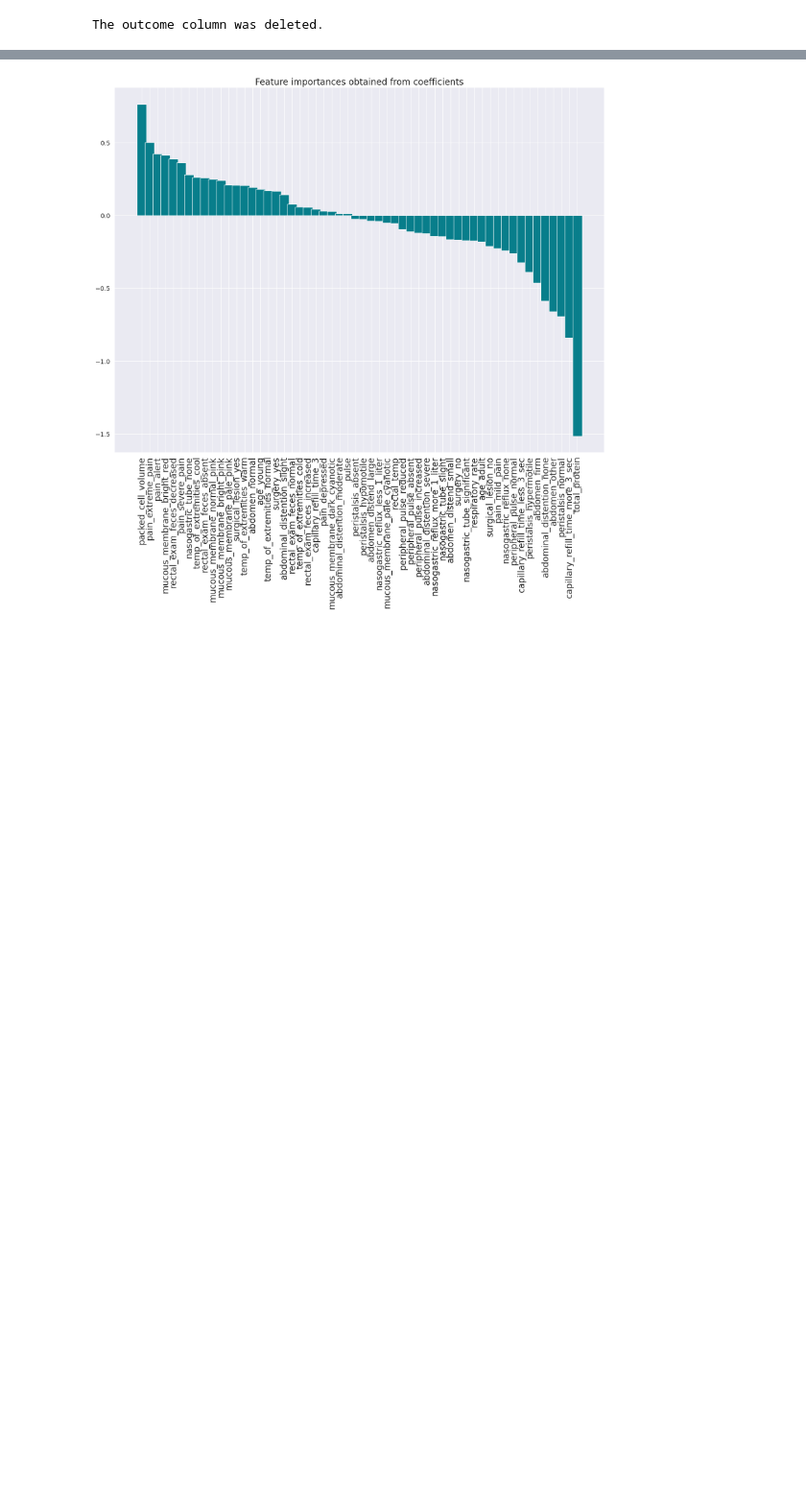
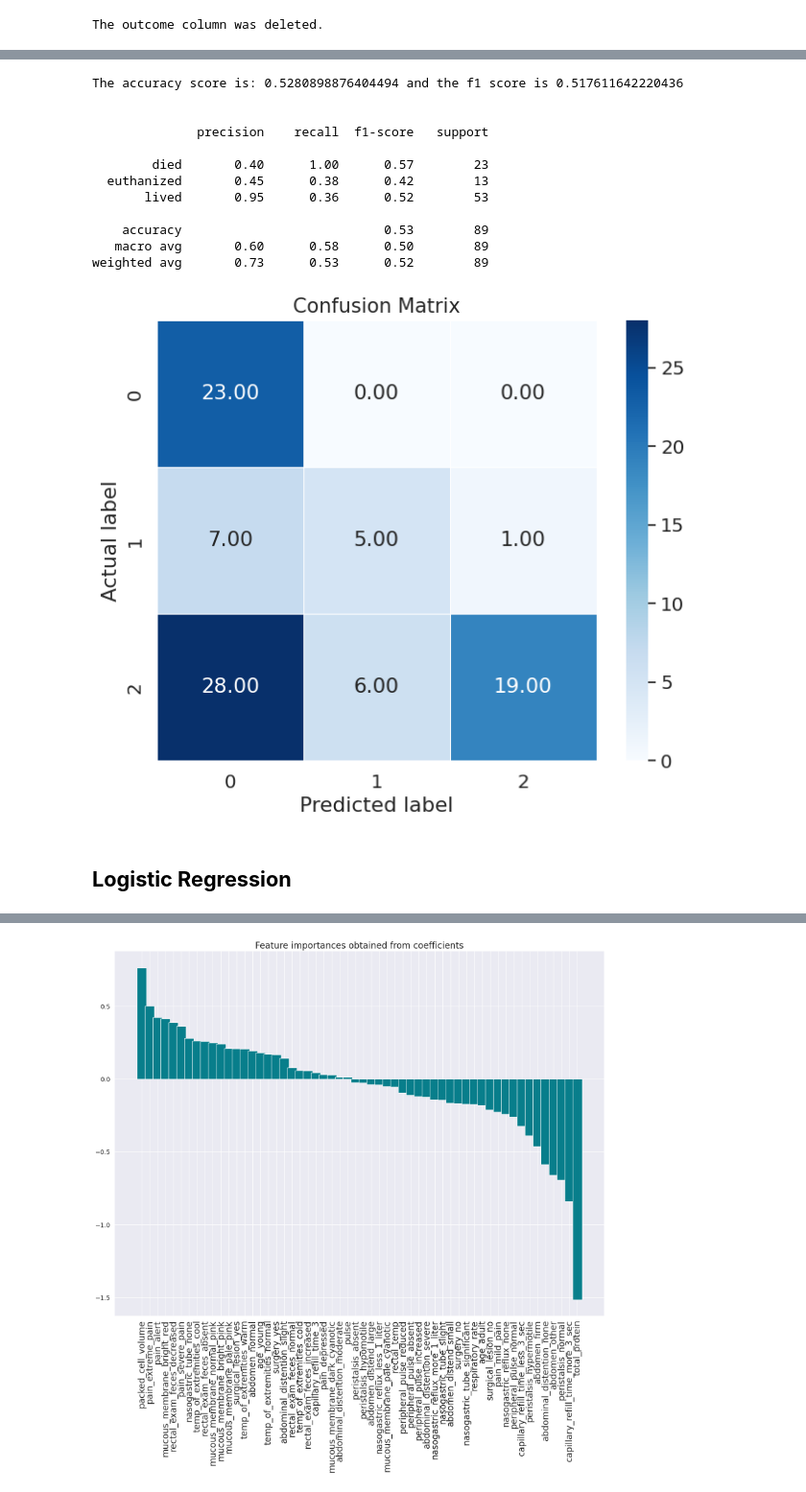
Before and after one commit to leynessa/ds_projects, a Jupyter notebook: Horse__survuval_dataset.ipynb, the cells around one changed output, grey strips where cells are left out. Shown at 96% size. Cells and saved outputs as stored; diff of their text form; code cells hidden in the pictures; blank space fills up the shorter version.

```diff
--- a/Horse__survuval_dataset.ipynb
+++ b/Horse__survuval_dataset.ipynb
@@ -661,0 +506,29 @@ Confusion Matrix:
+# %%
+print(f'The accuracy score is: {accuracy_nb} and the f1 score is {f1_nb}')
+print('\n')
+print(f'{classification_report(y_test, y_pred)}')
+
+cm = confusion_matrix(y_test, y_pred)
+plt.figure(figsize=(8,6))
+sns.heatmap(cm, annot=True, fmt=".2f", linewidths=.5, square =True, cmap = 'Blues');
+plt.ylabel('Actual label')
+plt.xlabel('Predicted label')
+all_sample_title = 'Confusion Matrix'
+plt.title(all_sample_title, size = 15)
+plt.show()
+# %% [output]
+The accuracy score is: 0.5280898876404494 and the f1 score is 0.517611642220436
+
+
+              precision    recall  f1-score   support
+
+        died       0.40      1.00      0.57        23
+  euthanized       0.45      0.38      0.42        13
+       lived       0.95      0.36      0.52        53
+
+    accuracy                           0.53        89
+   macro avg       0.60      0.58      0.50        89
+weighted avg       0.73      0.53      0.52        89
+[figure, added]
+# %% [markdown]
+## **Logistic Regression**
```
Also changed, not shown: parts of 96 cells of this notebook.
